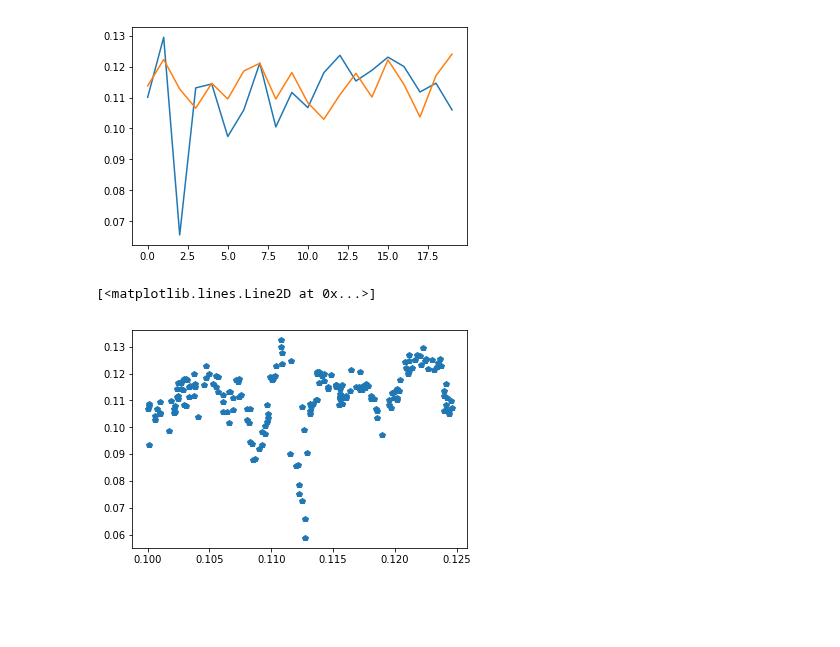
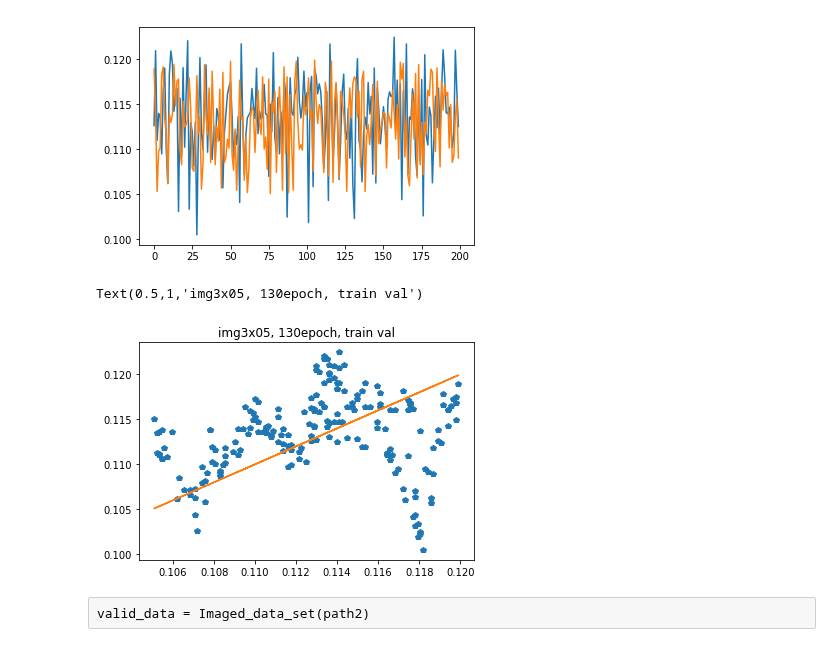
Before and after one commit to DaniloZZZ/quantTechLab, a Jupyter notebook: analysis/train.ipynb, the cells around one changed output. Saved outputs shown, nothing was run; the diff lists cells and outputs as text; code cells hidden in the pictures; blank space fills up the shorter version.

Commit message:
Train results and dataset modifications

```diff
--- a/analysis/train.ipynb
+++ b/analysis/train.ipynb
@@ -102,6 +100,33 @@ class Net(nn.Module):
 
         #x = F.max_pool2d(x, 2, 2)
         x = x.view(-1, 14*19*50)
+        x = F.relu(self.fc1(x))
+        x = self.fc2(x)
+        return x
+
+
+class Net05(nn.Module):
+    def __init__(self):
+        super(Net05, self).__init__()
+        self.conv1 = nn.Conv2d(3, 20, 5, 1)
+        self.conv2 = nn.Conv2d(20, 50, 5, 1)
+        #self.conv3 = nn.Conv2d(50, 60, 5, 1)
+
+        self.fc1 = nn.Linear(6*8*50, 500)
+        self.fc2 = nn.Linear(500, 1)
+
+    def forward(self, x):
+        x = F.relu(self.conv1(x))
+        #print(x.shape)
+        x = F.max_pool2d(x, 3, 3)
+        x = F.relu(self.conv2(x))
+        #print(x.shape)
+        x = F.max_pool2d(x, 3, 3)
+        #x = F.relu(self.conv3(x))
+        #print(x.shape)
+
+        #x = F.max_pool2d(x, 2, 2)
+        x = x.view(-1, 6*8*50)
         x = F.relu(self.fc1(x))
         x = self.fc2(x)
         return x
@@ -135,13 +160,14 @@ def test(model, device, test_loader):
     print('\nTest set: Average loss: {:.7f}\n'.format(
         test_loss))
 # %%
-model = Net()
+model = Net05()
 use_cuda = False
 device = torch.device("cuda" if use_cuda else "cpu")
+optimizer = optim.Adam(model.parameters(), lr=0.002)
 # %%
-optimizer = optim.Adam(model.parameters(), lr=0.001)
-
-for epoch in range(1, 10):
+%%time
+# TODO: draw graph of train test loss
+for epoch in range(1, 130):
     train( model, device, train_loader, optimizer, epoch)
     test( model, device, test_loader)
 # %% [output]
@@ -167,5 +211,5 @@ Test set: Average loss: 0.0006922
 # %%
-for x,y in train_loader:
+for x,y in test_loader:
     break
 # %%
 pred = model(x)
@@ -175,14 +219,16 @@ y_np =  np.array(y)
 # %%
 import matplotlib.pyplot as plt
 # %%
-plt.plot(pred_np[:20])
-plt.plot(y_np[:20])
+plt.plot(pred_np)
+plt.plot(y_np)
 plt.show()
 # %% [output]
-[figure, old version]
+[figure, new version]
 # %%
 
 plt.plot(y_np, pred_np, 'p')
+plt.plot(y_np, y_np)
+plt.title("img3х05, 130epoch, train val")
 # %% [output]
-[<matplotlib.lines.Line2D at 0x...>]
+Text(0.5,1,'img3х05, 130epoch, train val')
-[figure, old version]
+[figure, new version]
@@ -191,3 +235,5 @@ valid_data = Imaged_data_set(path, filtered = condition)
+# %% [raw]
+valid_data = Imaged_data_set(path2)
 # %%
 intensity = np.zeros(len(valid_data))
 phases = np.zeros(len(valid_data))
```
Also changed, not shown: parts of 19 cells of this notebook, 6 other files.
